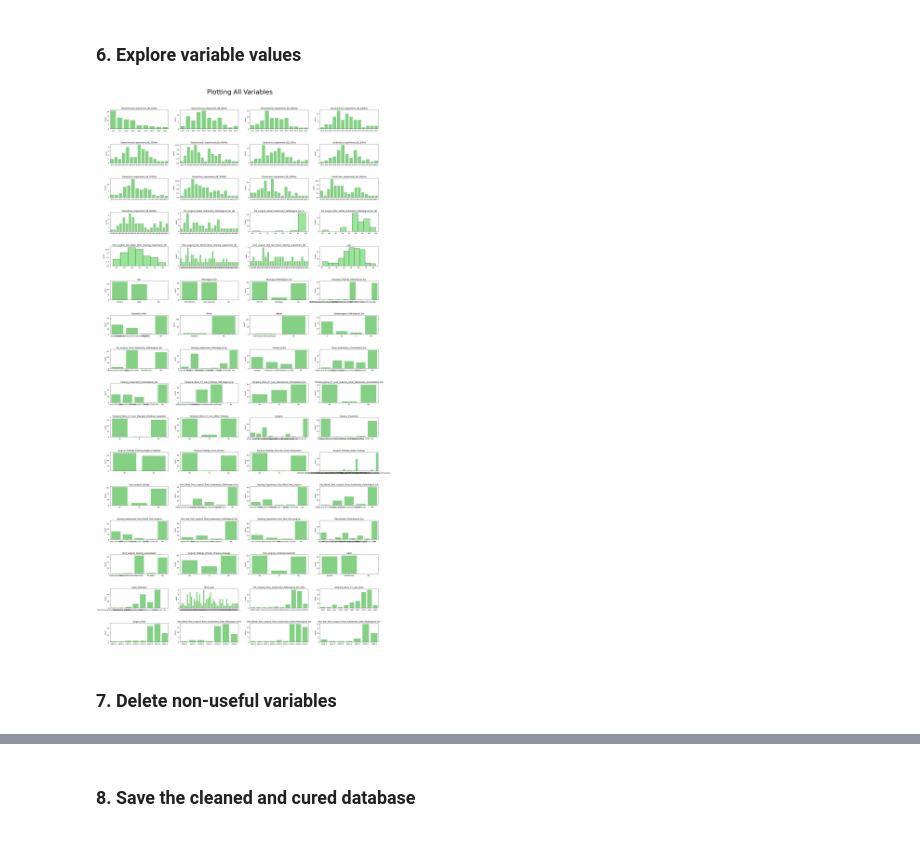
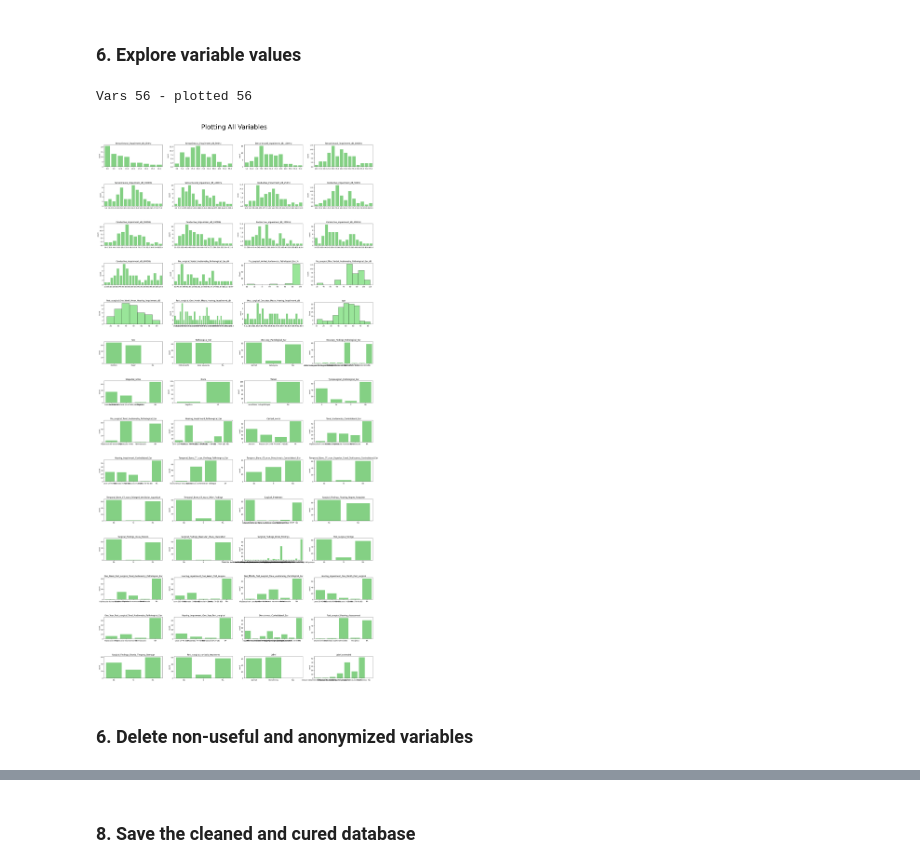
Before and after one commit to PabloMF-M/Otosclerosis_A_Radiomics_Analysis_using_Machine_Learning, a Jupyter notebook: 1. Clean_clinical_data.ipynb, the cells around one changed output, grey strips where cells are left out. Saved outputs shown, nothing was run; the diff lists cells and outputs as text; code cells hidden in the pictures.

```diff
--- a/1. Clean_clinical_data.ipynb
+++ b/1. Clean_clinical_data.ipynb
@@ -49,8 +65,8 @@ Directory files: ['Tables', 'Databases', 'Episodes', 'Figures', 'Notebooks']
 # %%
 # Load pandas dataframe
-clinical_data_dir= 'Databases/1_Otosclerosis_clinical_data.xlsx'
-df_clinical= pd.read_excel(clinical_data_dir, engine='openpyxl', na_values='nan')
+clinical_data_dir= 'Databases/1_df_clinical_data_anonymized.csv'
+df_clinical= pd.read_csv(clinical_data_dir, na_values='nan', index_col=False)
 
 print(df_clinical.shape)
-df_clinical.head(0)
+df_clinical.head(2)
 # %% [output]
@@ -170,3 +189 @@ def age (df, CT_scan_date, birth_date):
-# %%
-df_clinical['age']= age (df_clinical, 'Temporal_Bone_CT_scan_Date', 'Birth_date')
 # %% [markdown]
@@ -213,54 +230,59 @@ qualitatives_str=  list(df_clinical.dtypes[df_clinical.dtypes == 'string[python]
 dates=             list(df_clinical.dtypes[df_clinical.dtypes == 'datetime64[ns]'].index)
 # %%
 # Plotting Variables
-vars= quantitatives [1:] + qualitatives + dates # Exclude NHC
-hists= ['Pre_surgical_Verbal_Audiometry_Pathological_Ear_%',    'Pre_surgical_Max_Verbal_Audiometry_Pathological_Ear_dB',
-        'Post_surgical_One_Week_Mean_Hearing_impairment_dB',    'age', 'auc_gap']
+vars = quantitatives + qualitatives + dates
 
-df2= df_clinical.copy()
+hists = ['Pre_surgical_Verbal_Audiometry_Pathological_Ear_%', 'Pre_surgical_Max_Verbal_Audiometry_Pathological_Ear_dB',
+        'Post_surgical_One_Week_Mean_Hearing_impairment_dB', 'age']
 
-ncols= 4
-nrows= len(vars) // ncols
-if len(vars) % ncols > 0: nrows+=1
+df2 = df_clinical.copy()
+
+# Create the figure
+ncols = 4
+nrows = len(vars) // ncols + (1 if len(vars) % ncols > 0 else 0)
 
 fig2, axs= plt.subplots(nrows, ncols, figsize=(30,60))
 fig2.suptitle('Plotting All Variables', fontsize=40, y=0.91)
 idx= 0
 
-for i in range (nrows): # Rows
-    for j in range (ncols): # Columns
+for i in range (nrows):
+    for j in range (ncols):
 
       if idx < len(vars):
         # If variable is continue, histplot is appropriate
         if vars[idx] in hists:
           sns.histplot(data=df2, x=vars[idx], color='#77DD77', ax=axs[i,j])
 
         # If variable is a category, add NA category
         elif str(df2[vars[idx]].dtypes) == 'category':
           df2[vars[idx]]= df2[vars[idx]].cat.add_categories('NA').fillna('NA')
           sns.countplot(data=df2, x=vars[idx], color='#77DD77', ax=axs[i,j])
 
         # If variable is a datetime, plot only the year
         elif str(df2[vars[idx]].dtypes) == 'datetime64[ns]':
           df2[vars[idx]]= df2[vars[idx]].dt.year
           sns.countplot(data=df2, x=vars[idx], color='#77DD77', ax=axs[i,j])
 
         # If variable is discrete, countplot
         else:
           sns.countplot(data=df2, x=vars[idx], color='#77DD77', ax=axs[i,j])
 
         axs[i,j].set_title(vars[idx])
         axs[i,j].set_xlabel('')
         idx+=1
 
       elif idx >= len(vars):
         break
 
 plt.subplots_adjust(wspace=0.2, hspace=0.8)
+
+# Check
+print(f'Vars {len(vars)} - plotted {idx}')
 # %% [output]
+Vars 56 - plotted 56
-[figure, old version]
+[figure, new version]
 # %% [markdown]
-### **7. Delete non-useful variables**
+### **6. Delete non-useful and anonymized variables**
 # %%
 # Remove non-useful variables
 non_useful= ['NHC', 'Pre_surgical_Verbal_Audiometry_Pathological_Ear_dB', 'Conductive_impairment_dB_6000Hz',
```
Also changed, not shown: parts of 16 cells of this notebook, 1 other file.
